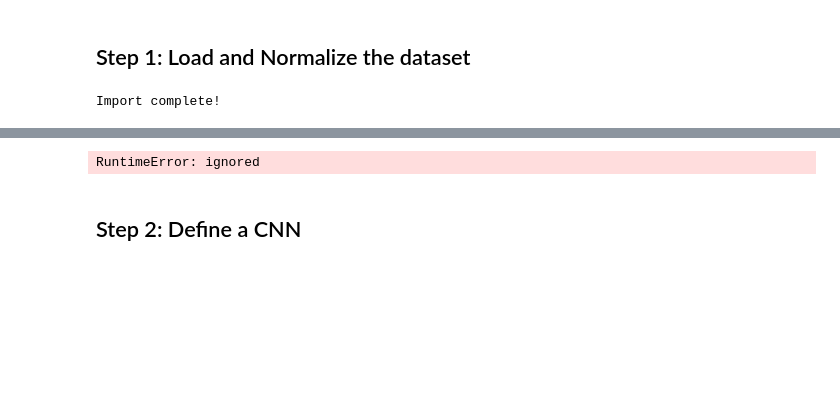
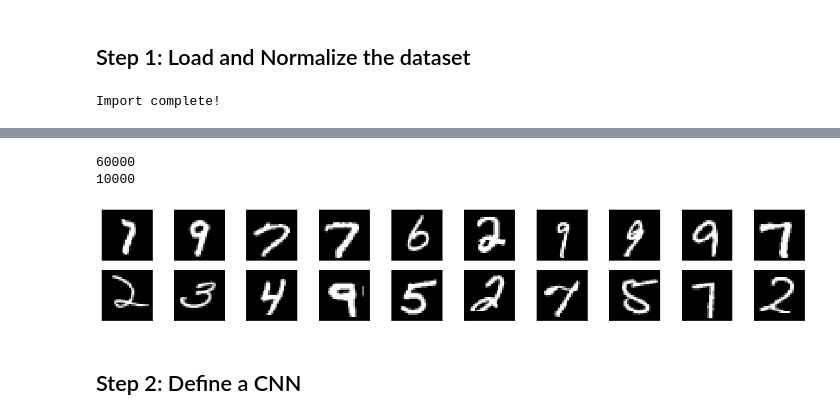
Before and after one commit to obeabi/TorchStudy, a Jupyter notebook: Main_MNIST.ipynb, the cells around one changed output, grey strips where cells are left out. Saved outputs shown, nothing was run; the diff lists cells and outputs as text; code cells hidden in the pictures; blank space fills up the shorter version.

```diff
--- a/Main_MNIST.ipynb
+++ b/Main_MNIST.ipynb
@@ -22,17 +22,35 @@ print("Import complete!")
 # %% [output]
 Import complete!
 # %%
-transform = transforms.Compose(
-    [transforms.ToTensor(),
-     transforms.Normalize((0.5, 0.5, 0.5), (0.5, 0.5, 0.5))])
+num_workers = 0
+batch_size = 20
+valid_size = 0.2
+
+transform = transforms.Compose([transforms.ToTensor()])
+
+#transform = transforms.Compose(
+#    [transforms.ToTensor(),
+#    transforms.Normalize((0.5, 0.5, 0.5), (0.5, 0.5, 0.5))])
 
 trainset = torchvision.datasets.MNIST(root='./data', train=True,
                                         download=True, transform=transform)
-trainloader = torch.utils.data.DataLoader(trainset, batch_size=4,
-                                          shuffle=True, num_workers=0)
+
 
 testset = torchvision.datasets.MNIST(root='./data', train=False,
                                        download=True, transform=transform)
-testloader = torch.utils.data.DataLoader(testset, batch_size=4,
-                                         shuffle=False, num_workers=0)
+
+num_train = len(trainset)
+indices = list(range(num_train))
+np.random.shuffle(indices)
+split = int(np.floor(valid_size * num_train))
+train_idx, valid_idx = indices[split:], indices[:split]
+
+
+trainloader = torch.utils.data.DataLoader(trainset, batch_size=batch_size, shuffle=True, num_workers=num_workers)
+
+
+
+testloader = torch.utils.data.DataLoader(testset, batch_size=batch_size,num_workers=num_workers, shuffle=False)
+
+print(trainset)
 # %% [output]
@@ -55,26 +65,7 @@ classes = ('0', '1', '2', '3',
-# %%
-# Let us show some of the training images, for fun.
-
-import matplotlib.pyplot as plt
-import numpy as np
-
-# functions to show an image
-
-
-def imshow(img):
-    img = img / 2 + 0.5     # unnormalize
-    npimg = img.numpy()
-    plt.imshow(np.transpose(npimg, (1, 2, 0)))
-    plt.show()
-
-
-# get some random training images
-dataiter = iter(trainloader)
-images, labels = dataiter.next()
-
-# show images
-imshow(torchvision.utils.make_grid(images))
-# print labels
-print(' '.join('%5s' % classes[labels[j]] for j in range(4)))
-# %% [output]
-RuntimeError: ignored
+# %%
+# eXAMINE SIZE OF DATATETS
+print(len(trainset))
+print(len(testset))
+# %% [output]
+60000
+10000
@@ -81,3 +77,12 @@ RuntimeError: ignored
+# %%
+fig = plt.figure(figsize=(25, 4))
+for i in np.arange(20):
+    ax = fig.add_subplot(2, 20/2, i+1, xticks=[], yticks=[])
+    ax.imshow(np.squeeze(images[i]), cmap='gray')
+
+plt.show()
+# %% [output]
+[figure, added]
 # %% [markdown]
 ## Step 2: Define a CNN
 # %%
```
Also changed, not shown: parts of 13 cells of this notebook.
